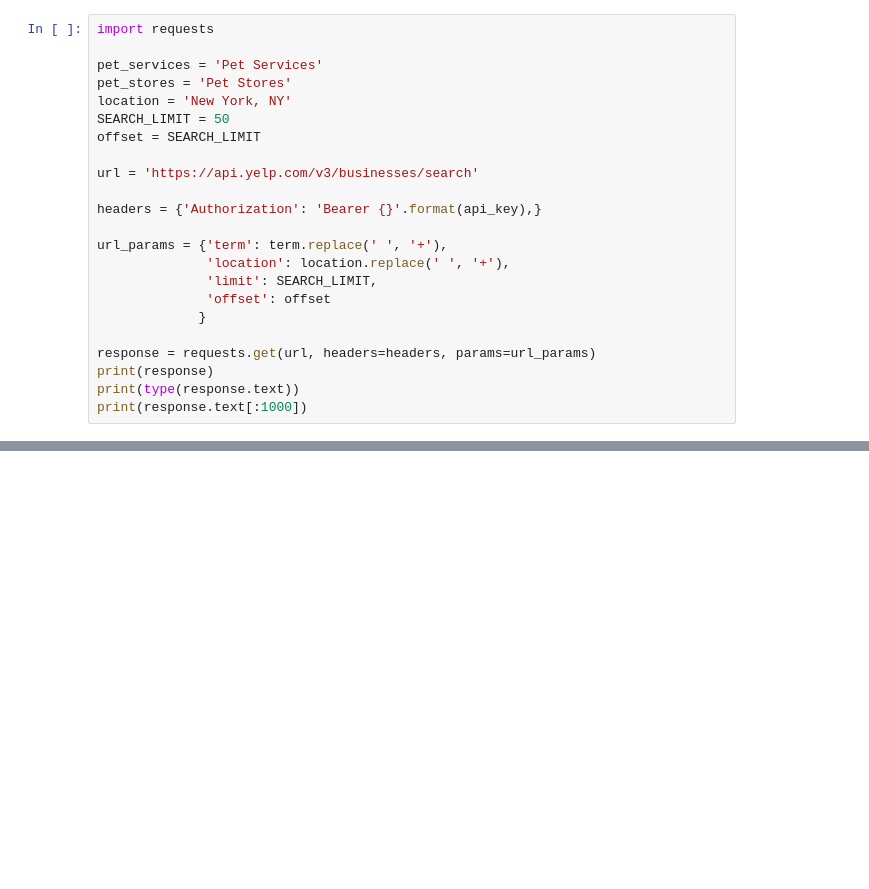
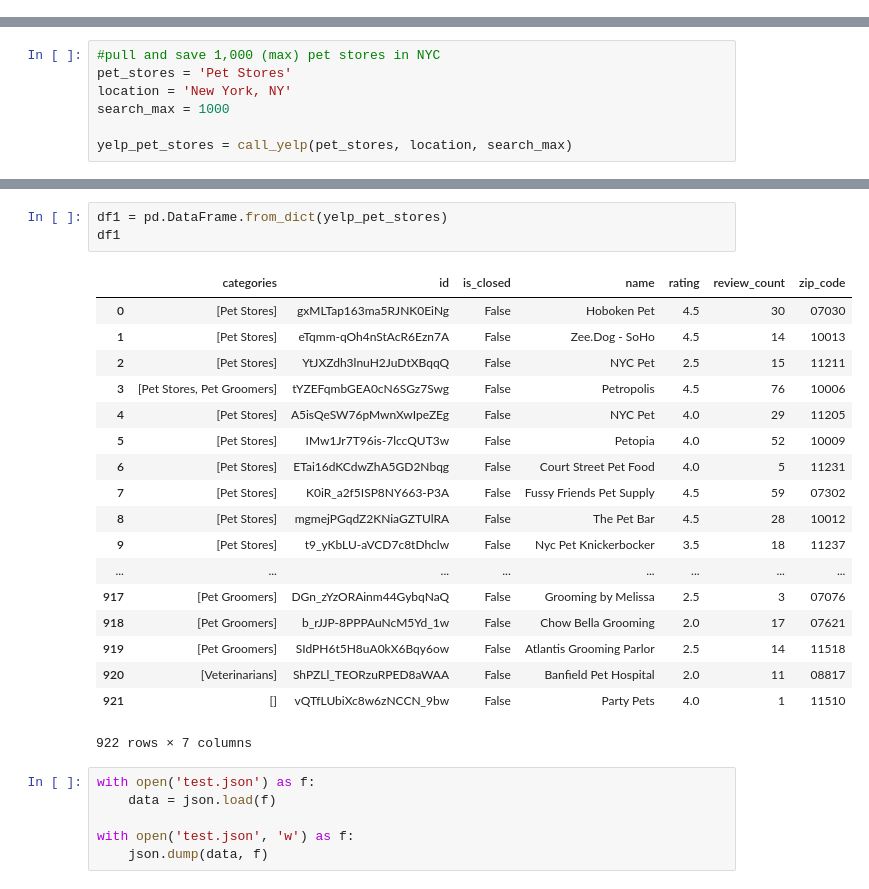
Before and after one commit to acdick/framing_data_with_dataframes, a Jupyter notebook: Source/02_Pet_Stores.ipynb, the cells around one changed output, grey strips where cells are left out. Saved outputs shown, nothing was run; the diff lists cells and outputs as text; blank space fills up the shorter version.

Commit message:
updated Yelp API call for pet stores

```diff
--- a/Source/02_Pet_Stores.ipynb
+++ b/Source/02_Pet_Stores.ipynb
@@ -3,23 +7,0 @@ from config import client_id, api_key
-# %%
-import requests
-
-pet_services = 'Pet Services'
-pet_stores = 'Pet Stores'
-location = 'New York, NY'
-SEARCH_LIMIT = 50
-offset = SEARCH_LIMIT
-
-url = 'https://api.yelp.com/v3/businesses/search'
-
-headers = {'Authorization': 'Bearer {}'.format(api_key),}
-
-url_params = {'term': term.replace(' ', '+'),
-              'location': location.replace(' ', '+'),
-              'limit': SEARCH_LIMIT,
-              'offset': offset
-             }
-
-response = requests.get(url, headers=headers, params=url_params)
-print(response)
-print(type(response.text))
-print(response.text[:1000])
@@ -51,0 +57,7 @@ df.head() #Previews the first five rows.
+# %%
+#pull and save 1,000 (max) pet stores in NYC
+pet_stores = 'Pet Stores'
+location = 'New York, NY'
+search_max = 1000
+
+yelp_pet_stores = call_yelp(pet_stores, location, search_max)
@@ -51,0 +85,28 @@ df.head() #Previews the first five rows.
+# %%
+df1 = pd.DataFrame.from_dict(yelp_pet_stores)
+df1
+# %% [output]
+|  | categories | id | is_closed | name | rating | review_count | zip_code |
+| 0 | [Pet Stores] | gxMLTap163ma5RJNK0EiNg | False | Hoboken Pet | 4.5 | 30 | 07030 |
+| 1 | [Pet Stores] | eTqmm-qOh4nStAcR6Ezn7A | False | Zee.Dog - SoHo | 4.5 | 14 | 10013 |
+| 2 | [Pet Stores] | YtJXZdh3lnuH2JuDtXBqqQ | False | NYC Pet | 2.5 | 15 | 11211 |
+| 3 | [Pet Stores, Pet Groomers] | tYZEFqmbGEA0cN6SGz7Swg | False | Petropolis | 4.5 | 76 | 10006 |
+| 4 | [Pet Stores] | A5isQeSW76pMwnXwIpeZEg | False | NYC Pet | 4.0 | 29 | 11205 |
+| 5 | [Pet Stores] | IMw1Jr7T96is-7lccQUT3w | False | Petopia | 4.0 | 52 | 10009 |
+| 6 | [Pet Stores] | ETai16dKCdwZhA5GD2Nbqg | False | Court Street Pet Food | 4.0 | 5 | 11231 |
+| 7 | [Pet Stores] | K0iR_a2f5ISP8NY663-P3A | False | Fussy Friends Pet Supply | 4.5 | 59 | 07302 |
+| 8 | [Pet Stores] | mgmejPGqdZ2KNiaGZTUlRA | False | The Pet Bar | 4.5 | 28 | 10012 |
+| 9 | [Pet Stores] | t9_yKbLU-aVCD7c8tDhclw | False | Nyc Pet Knickerbocker | 3.5 | 18 | 11237 |
+| ... | ... | ... | ... | ... | ... | ... | ... |
+| 917 | [Pet Groomers] | DGn_zYzORAinm44GybqNaQ | False | Grooming by Melissa | 2.5 | 3 | 07076 |
+| 918 | [Pet Groomers] | b_rJJP-8PPPAuNcM5Yd_1w | False | Chow Bella Grooming | 2.0 | 17 | 07621 |
+| 919 | [Pet Groomers] | SIdPH6t5H8uA0kX6Bqy6ow | False | Atlantis Grooming Parlor | 2.5 | 14 | 11518 |
+| 920 | [Veterinarians] | ShPZLl_TEORzuRPED8aWAA | False | Banfield Pet Hospital | 2.0 | 11 | 08817 |
+| 921 | [] | vQTfLUbiXc8w6zNCCN_9bw | False | Party Pets | 4.0 | 1 | 11510 |
+922 rows × 7 columns
+# %%
+with open('test.json') as f:
+    data = json.load(f)
+
+with open('test.json', 'w') as f:
+    json.dump(data, f)
```
Also changed, not shown: parts of 11 cells of this notebook.
